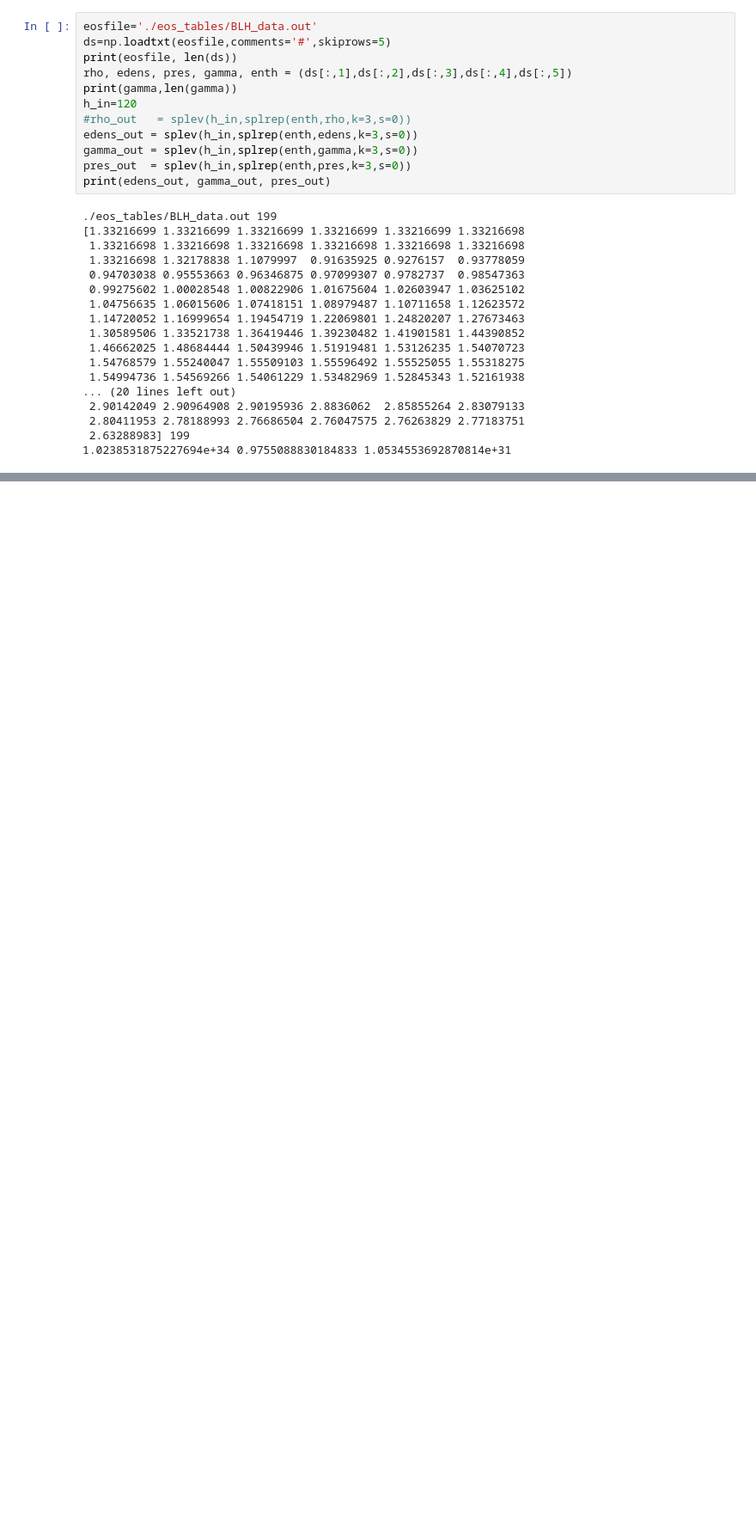
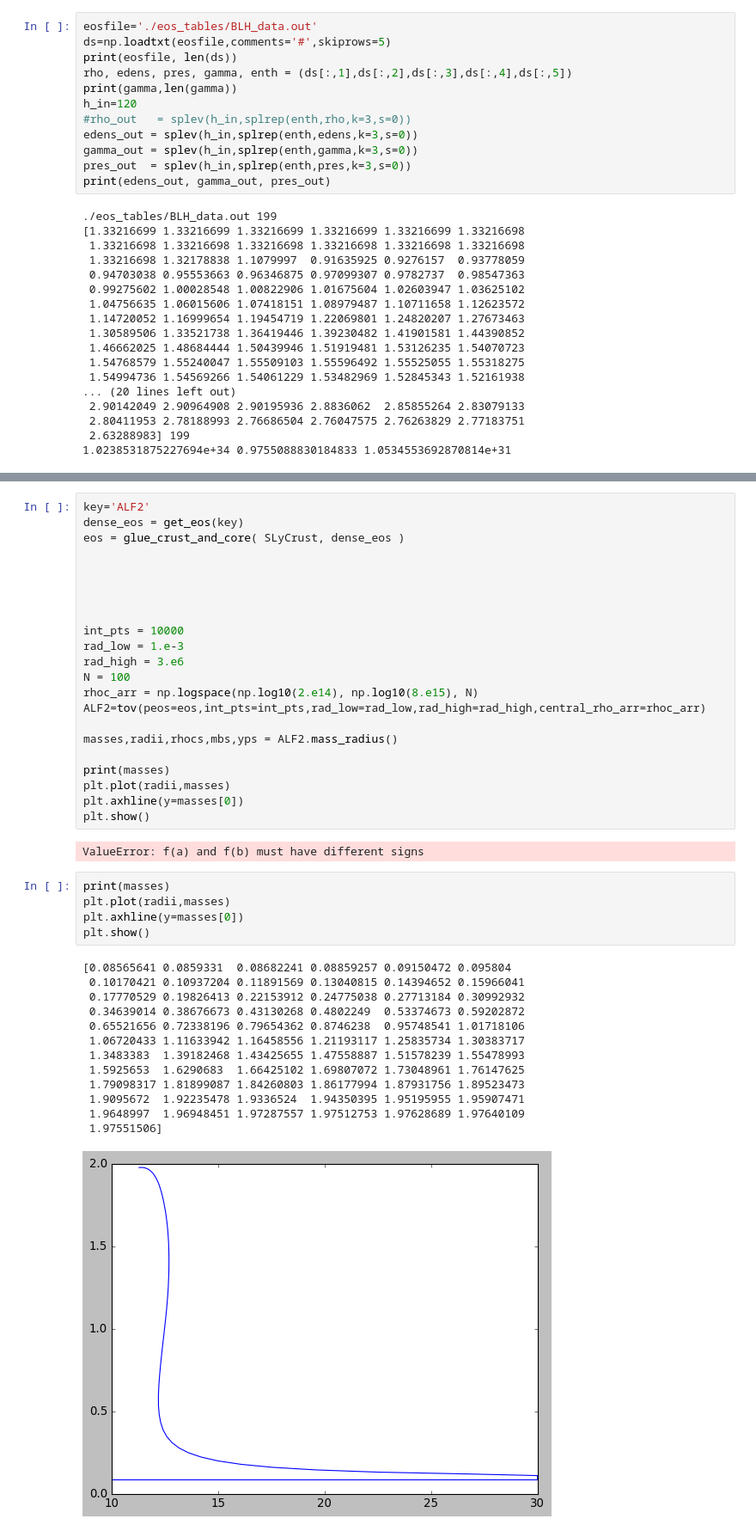
Before and after one commit to rahulkashyap411/tov, a Jupyter notebook: tov_enthalpy.ipynb, the cells around one changed output, grey strips where cells are left out. Shown at 86% size. Saved outputs shown, nothing was run; the diff lists cells and outputs as text; blank space fills up the shorter version.

```diff
--- a/tov_enthalpy.ipynb
+++ b/tov_enthalpy.ipynb
@@ -604,3 +646,46 @@ ValueError: The truth value of an array with more than one element is ambiguous.
+# %%
+key='ALF2'
+dense_eos = get_eos(key)
+eos = glue_crust_and_core( SLyCrust, dense_eos )
+
+
+
+
+
+int_pts = 10000
+rad_low = 1.e-3
+rad_high = 3.e6
+N = 100
+rhoc_arr = np.logspace(np.log10(2.e14), np.log10(8.e15), N)
+ALF2=tov(peos=eos,int_pts=int_pts,rad_low=rad_low,rad_high=rad_high,central_rho_arr=rhoc_arr)
+
+masses,radii,rhocs,mbs,yps = ALF2.mass_radius()
+
+print(masses)
+plt.plot(radii,masses)
+plt.axhline(y=masses[0])
+plt.show()
+# %% [output]
+ValueError: f(a) and f(b) must have different signs
+# %%
+print(masses)
+plt.plot(radii,masses)
+plt.axhline(y=masses[0])
+plt.show()
+# %% [output]
+[0.08565641 0.0859331  0.08682241 0.08859257 0.09150472 0.095804
+ 0.10170421 0.10937204 0.11891569 0.13040815 0.14394652 0.15966041
+ 0.17770529 0.19826413 0.22153912 0.24775038 0.27713184 0.30992932
+ 0.34639014 0.38676673 0.43130268 0.4802249  0.53374673 0.59202872
+ 0.65521656 0.72338196 0.79654362 0.8746238  0.95748541 1.01718106
+ 1.06720433 1.11633942 1.16458556 1.21193117 1.25835734 1.30383717
+ 1.3483383  1.39182468 1.43425655 1.47558887 1.51578239 1.55478993
+ 1.5925653  1.6290683  1.66425102 1.69807072 1.73048961 1.76147625
+ 1.79098317 1.81899087 1.84260803 1.86177994 1.87931756 1.89523473
+ 1.9095672  1.92235478 1.9336524  1.94350395 1.95195955 1.95907471
+ 1.9648997  1.96948451 1.97287557 1.97512753 1.97628689 1.97640109
+ 1.97551506]
+[figure, added]
 # %%
 key='ALF2'
 dense_eos = get_eos(key)
```
Also changed, not shown: parts of 20 cells of this notebook, 15 other files.
